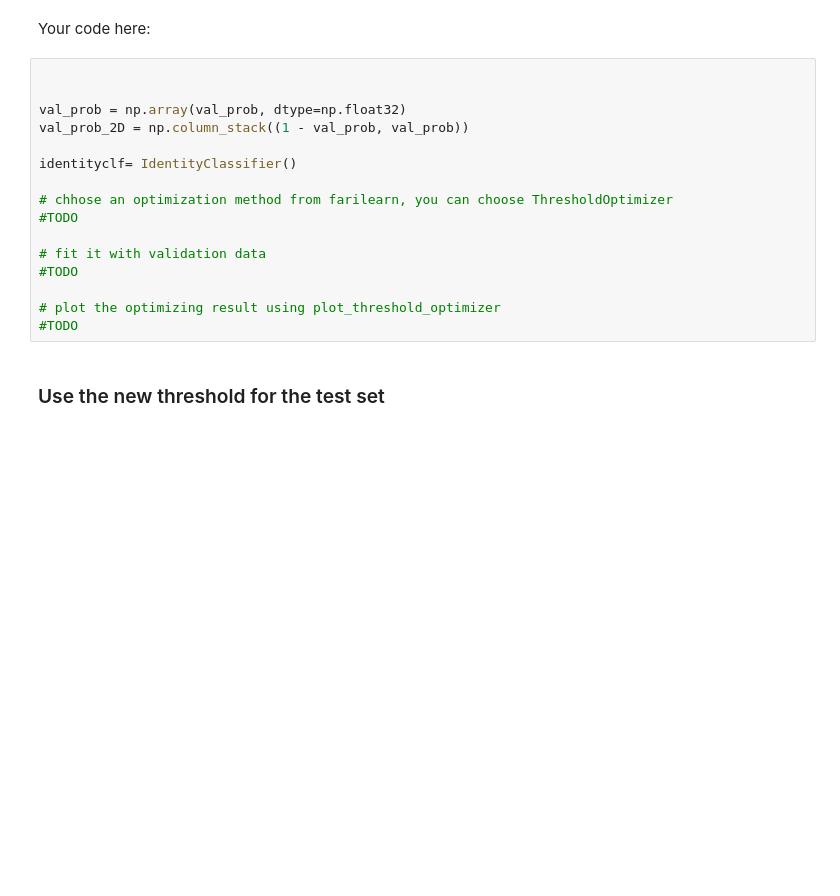
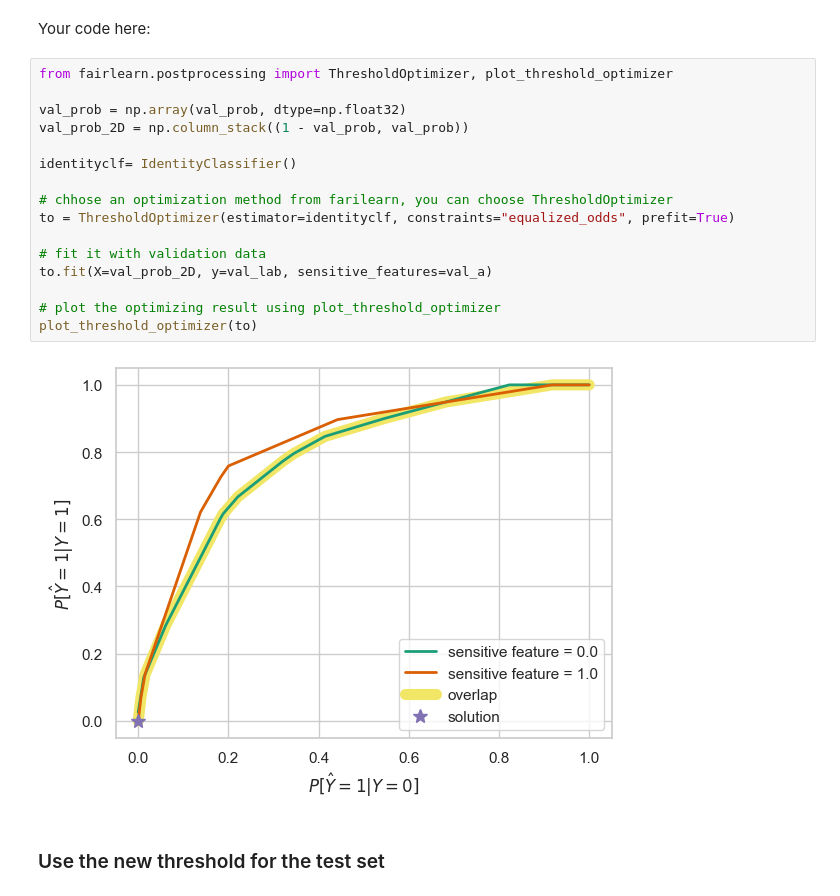
Before and after one commit to Villinger1999/RAI_fairness_exercise1, a Jupyter notebook: exercise.ipynb, the cells around one changed output. Saved outputs shown, nothing was run; the diff lists cells and outputs as text; blank space fills up the shorter version.

```diff
--- a/exercise.ipynb
+++ b/exercise.ipynb
@@ -422,21 +427,23 @@ class IdentityClassifier(BaseEstimator,ClassifierMixin):
 # %% [markdown]
 Your code here:
 # %%
-
+from fairlearn.postprocessing import ThresholdOptimizer, plot_threshold_optimizer
 
 val_prob = np.array(val_prob, dtype=np.float32)
 val_prob_2D = np.column_stack((1 - val_prob, val_prob))
 
 identityclf= IdentityClassifier()
 
 # chhose an optimization method from farilearn, you can choose ThresholdOptimizer
-#TODO
+to = ThresholdOptimizer(estimator=identityclf, constraints="equalized_odds", prefit=True)
 
 # fit it with validation data
-#TODO
+to.fit(X=val_prob_2D, y=val_lab, sensitive_features=val_a)
 
 # plot the optimizing result using plot_threshold_optimizer
-#TODO
+plot_threshold_optimizer(to)
+# %% [output]
+[figure, added]
 # %% [markdown]
 ### Use the new threshold for the test set
 # %% [markdown]
```
Also changed, not shown: parts of 7 cells of this notebook.
